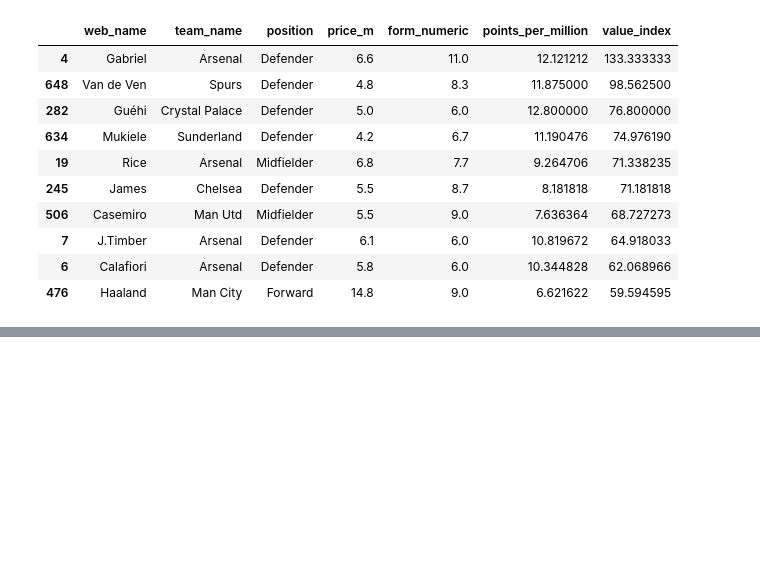
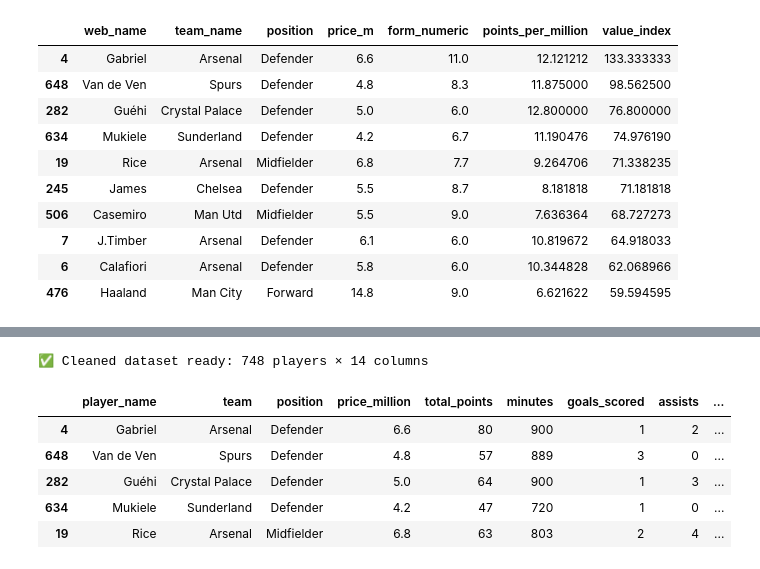
Before and after one commit to SamAbr/FPL-Squad-Selection, a Jupyter notebook: FPL.ipynb, the cells around one changed output, grey strips where cells are left out. Saved outputs shown, nothing was run; the diff lists cells and outputs as text; code cells hidden in the pictures; blank space fills up the shorter version.

```diff
--- a/FPL.ipynb
+++ b/FPL.ipynb
@@ -168,0 +243,11 @@ players_features_df.head(10)[["web_name", "team_name", "position", "price_m", "f
+# %%
+fpl_df = clean_fpl_data(players_features_df)
+fpl_df.head()
+# %% [output]
+✅ Cleaned dataset ready: 748 players × 14 columns
+|  | player_name | team | position | price_million | total_points | minutes | goals_scored | assists | ... |
+| 4 | Gabriel | Arsenal | Defender | 6.6 | 80 | 900 | 1 | 2 | ... |
+| 648 | Van de Ven | Spurs | Defender | 4.8 | 57 | 889 | 3 | 0 | ... |
+| 282 | Guéhi | Crystal Palace | Defender | 5.0 | 64 | 900 | 1 | 3 | ... |
+| 634 | Mukiele | Sunderland | Defender | 4.2 | 47 | 720 | 1 | 0 | ... |
+| 19 | Rice | Arsenal | Midfielder | 6.8 | 63 | 803 | 2 | 4 | ... |
```
Also changed, not shown: parts of 2 cells of this notebook.
